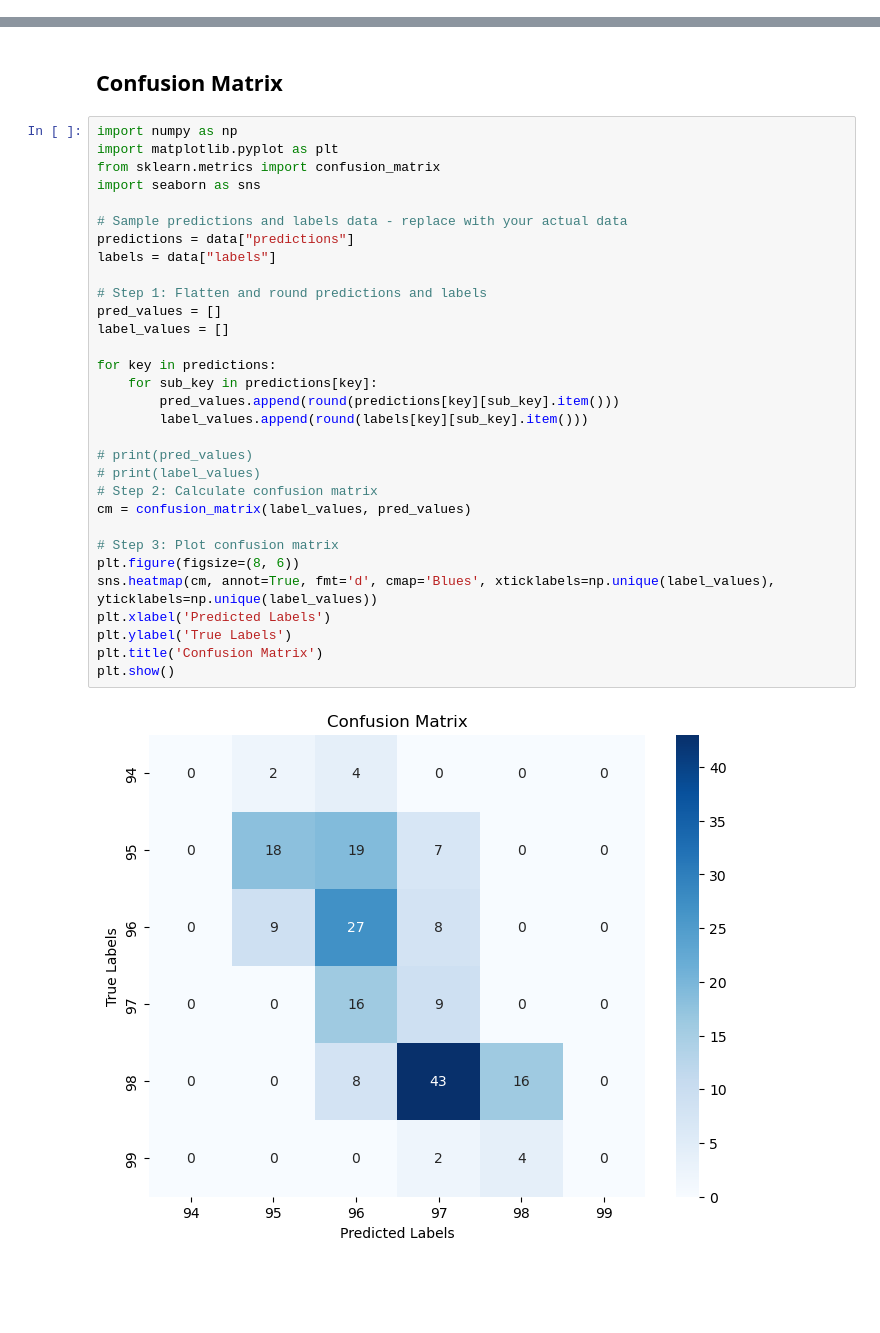
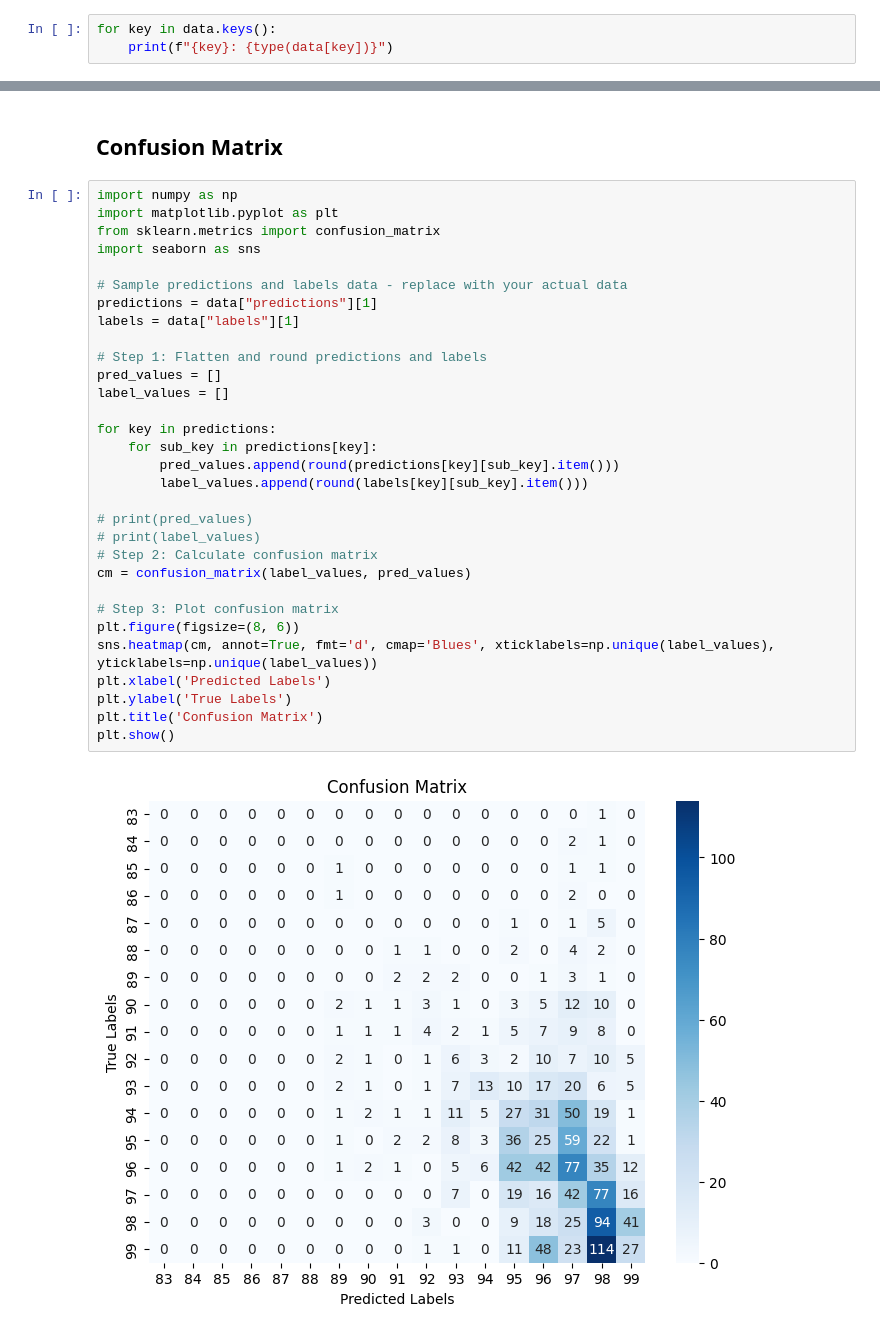
Before and after one commit to Final-Year-Project-KDHP/rPPG-Toolbox, a Jupyter notebook: PhysMambaSF_SpO2.ipynb, the cells around one changed output, grey strips where cells are left out. Saved outputs shown, nothing was run; the diff lists cells and outputs as text; blank space fills up the shorter version.

```diff
--- a/PhysMambaSF_SpO2.ipynb
+++ b/PhysMambaSF_SpO2.ipynb
@@ -12,3 +11,6 @@ with open(file_path, 'rb') as file:
 print(type(data))
 # %% [output]
 <class 'dict'>
+# %%
+for key in data.keys():
+    print(f"{key}: {type(data[key])}")
@@ -180,33 +222,33 @@ plt.show()
 # %%
 import numpy as np
 import matplotlib.pyplot as plt
 from sklearn.metrics import confusion_matrix
 import seaborn as sns
 
 # Sample predictions and labels data - replace with your actual data
-predictions = data["predictions"]
-labels = data["labels"]
+predictions = data["predictions"][1]
+labels = data["labels"][1]
 
 # Step 1: Flatten and round predictions and labels
 pred_values = []
 label_values = []
 
 for key in predictions:
     for sub_key in predictions[key]:
         pred_values.append(round(predictions[key][sub_key].item()))
         label_values.append(round(labels[key][sub_key].item()))
 
 # print(pred_values)
 # print(label_values)
 # Step 2: Calculate confusion matrix
 cm = confusion_matrix(label_values, pred_values)
 
 # Step 3: Plot confusion matrix
 plt.figure(figsize=(8, 6))
 sns.heatmap(cm, annot=True, fmt='d', cmap='Blues', xticklabels=np.unique(label_values), yticklabels=np.unique(label_values))
 plt.xlabel('Predicted Labels')
 plt.ylabel('True Labels')
 plt.title('Confusion Matrix')
 plt.show()
 # %% [output]
-[figure, old version]
+[figure, new version]
```
Also changed, not shown: parts of 5 cells of this notebook, 3 other files.
